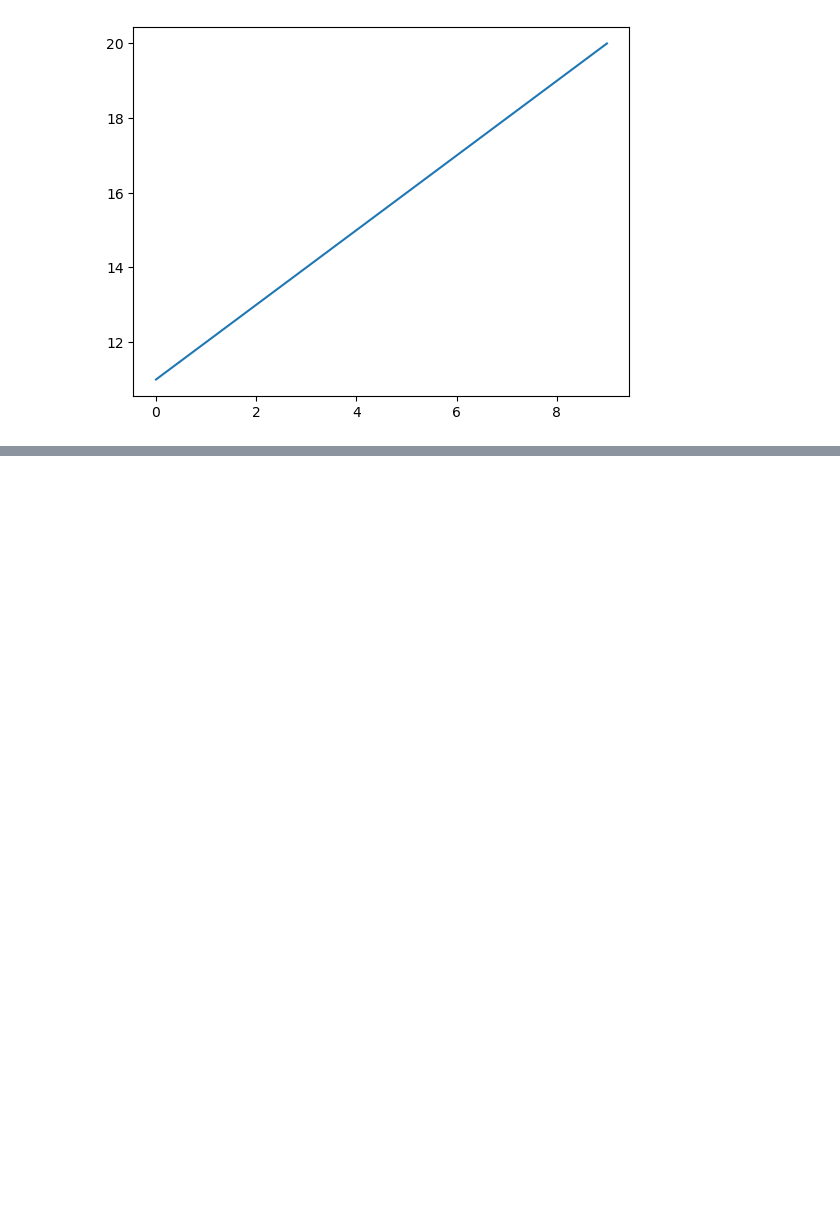
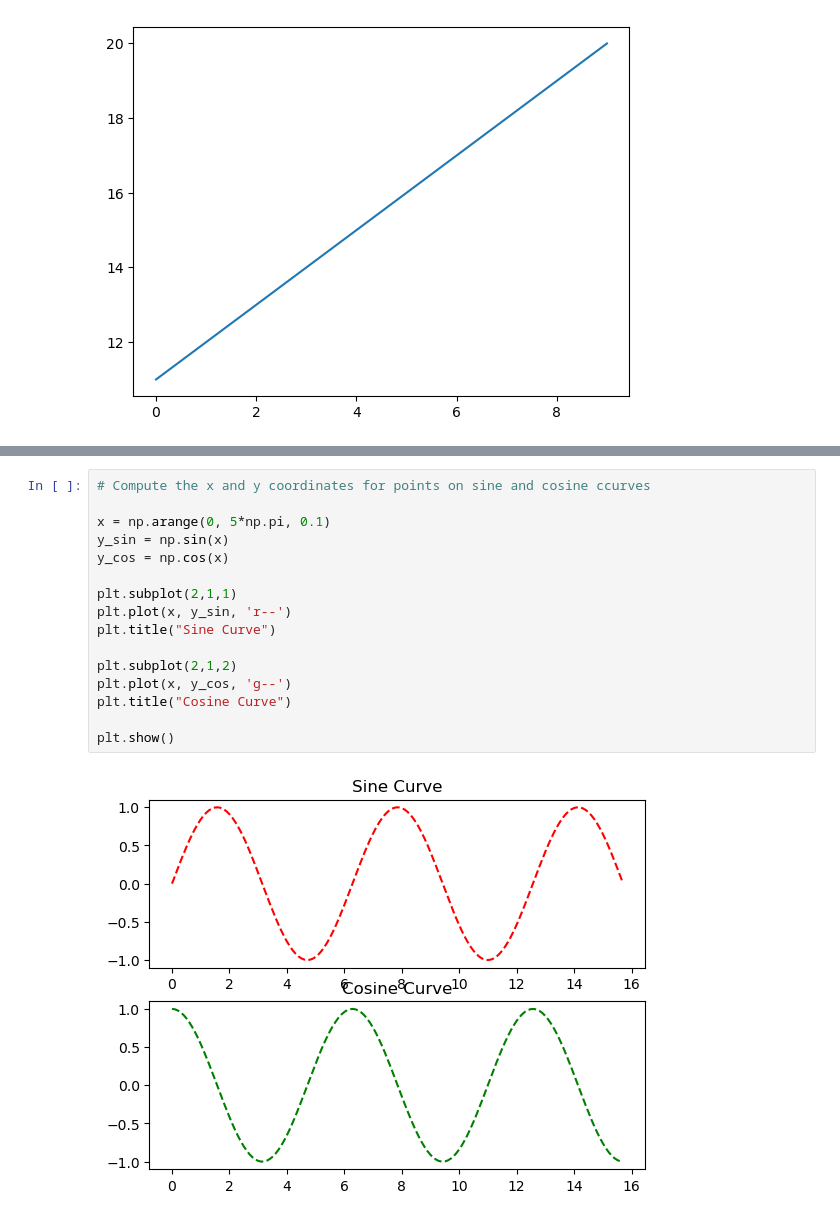
Before and after one commit to Engg-Abhinav/Python-Libraries, a Jupyter notebook: Python_Tutorial_4.ipynb, the cells around one changed output, grey strips where cells are left out. Saved outputs shown, nothing was run; the diff lists cells and outputs as text; blank space fills up the shorter version.

```diff
--- a/Python_Tutorial_4.ipynb
+++ b/Python_Tutorial_4.ipynb
@@ -109,0 +110,18 @@ plt.show()
+# %%
+# Compute the x and y coordinates for points on sine and cosine ccurves
+
+x = np.arange(0, 5*np.pi, 0.1)
+y_sin = np.sin(x)
+y_cos = np.cos(x)
+
+plt.subplot(2,1,1)
+plt.plot(x, y_sin, 'r--')
+plt.title("Sine Curve")
+
+plt.subplot(2,1,2)
+plt.plot(x, y_cos, 'g--')
+plt.title("Cosine Curve")
+
+plt.show()
+# %% [output]
+[figure, added]
```
Also changed, not shown: parts of 14 cells of this notebook.
